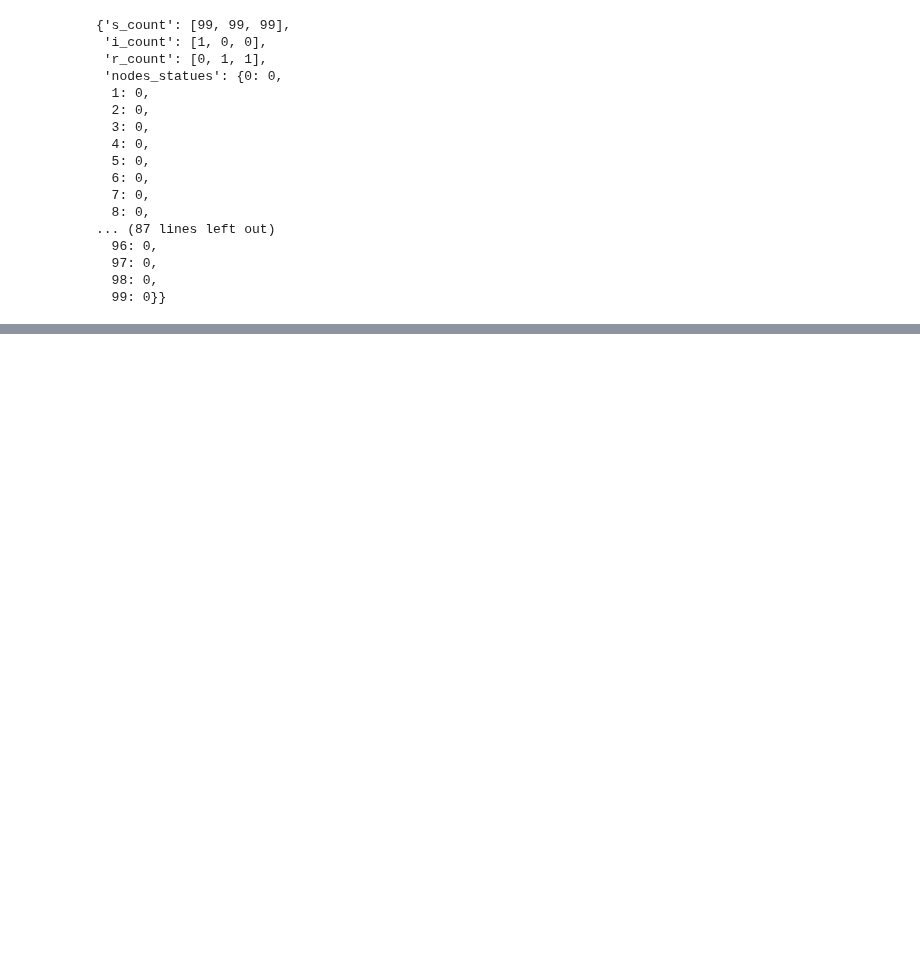
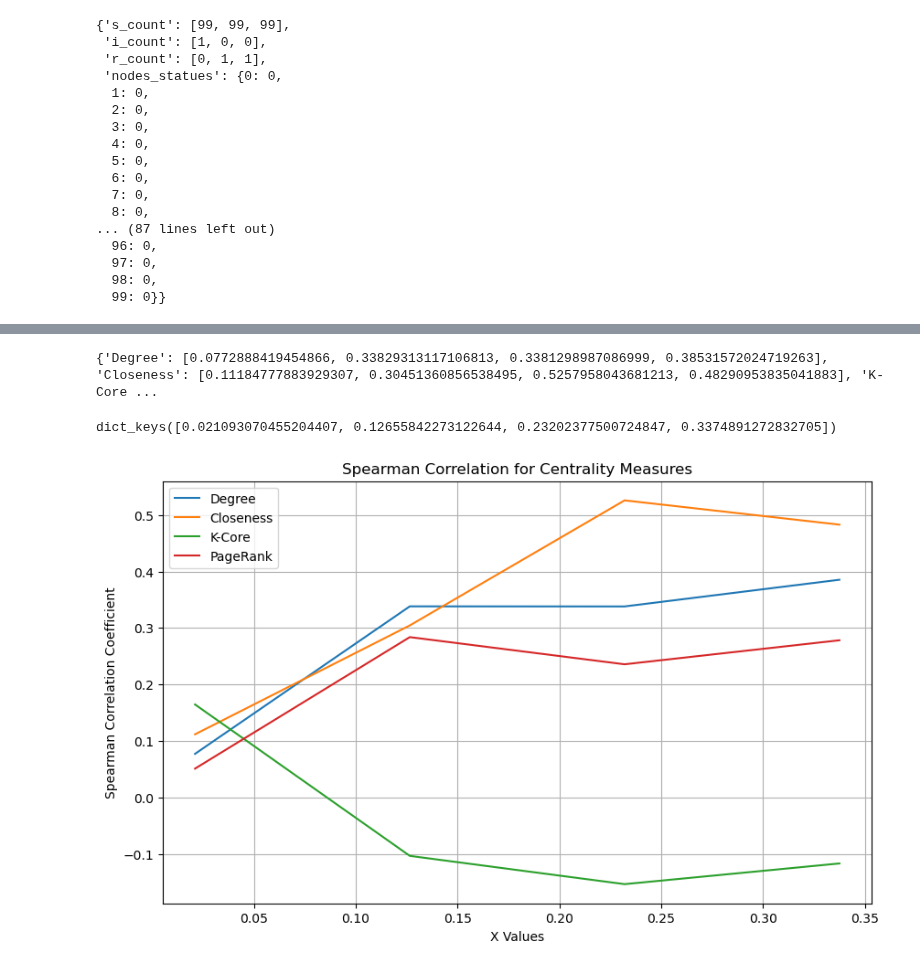
Before and after one commit to HuberNicolas/network-science-uzh, a Jupyter notebook: assignment-4/Assignment_04.ipynb, the cells around one changed output, grey strips where cells are left out. Cells and saved outputs as stored; diff of their text form; code cells hidden in the pictures; blank space fills up the shorter version.

Commit message:
PoC correlation

```diff
--- a/assignment-4/Assignment_04.ipynb
+++ b/assignment-4/Assignment_04.ipynb
@@ -681,0 +793,3 @@ plt.show()
+# %%
+ba_range = x_range(network_ba)
+ba_range
@@ -681,0 +886,26 @@ plt.show()
+# %%
+# Calculate degree centrality of the graph
+degree_centrality = nx.degree_centrality(network_ba)
+closeness_centrality = nx.closeness_centrality(network_ba)
+k_core_centrality = nx.core_number(network_ba)
+page_rank_centrality = nx.pagerank(network_ba)
+
+centrality_measures_ba = {
+    'Degree': degree_centrality,
+    'Closeness': closeness_centrality,
+    'K-Core': k_core_centrality,
+    'PageRank': page_rank_centrality
+}
+# %%
+x_values = list(ba_results.keys())  # Assuming x_values are keys from ba_results dictionary
+correlation_results = {measure_name: [] for measure_name in centrality_measures_ba}
+# %%
+for measure_name, measure_values in centrality_measures_ba.items():
+    print(f"Calculating Spearman's rank correlation for {measure_name} centrality...")
+    for x_values, nodes_spreading in ba_results.items():
+        dict_values = [nodes_spreading[node] for node in network_ba.nodes() if node in measure_values]
+        centrality_values = [measure_values[node] for node in network_ba.nodes() if node in measure_values]
+
+        spearman_corr, _ = spearmanr(dict_values, centrality_values)
+        print(f"Spearman's rank correlation coefficient for {measure_name}: {spearman_corr}")
+        correlation_results[measure_name].append(spearman_corr)
@@ -681,0 +933,23 @@ plt.show()
+# %%
+print(correlation_results)
+# %% [output]
+{'Degree': [0.0772888419454866, 0.33829313117106813, 0.3381298987086999, 0.38531572024719263], 'Closeness': [0.11184777883929307, 0.30451360856538495, 0.5257958043681213, 0.48290953835041883], 'K-Core ...
+# %%
+ba_results.keys()
+# %% [output]
+dict_keys([0.021093070455204407, 0.12655842273122644, 0.23202377500724847, 0.3374891272832705])
+# %%
+plt.figure(figsize=(10, 6))
+
+for measure_name, corr_values in correlation_results.items():
+    # Ensure that both x_values and corr_values have the same length
+    plt.plot(list(ba_results.keys()), corr_values, label=measure_name)
+
+plt.xlabel('X Values')
+plt.ylabel('Spearman Correlation Coefficient')
+plt.title('Spearman Correlation for Centrality Measures')
+plt.legend()
+plt.grid(True)
+plt.show()
+# %% [output]
+[figure, added]
```
Also changed, not shown: parts of 22 cells of this notebook.
